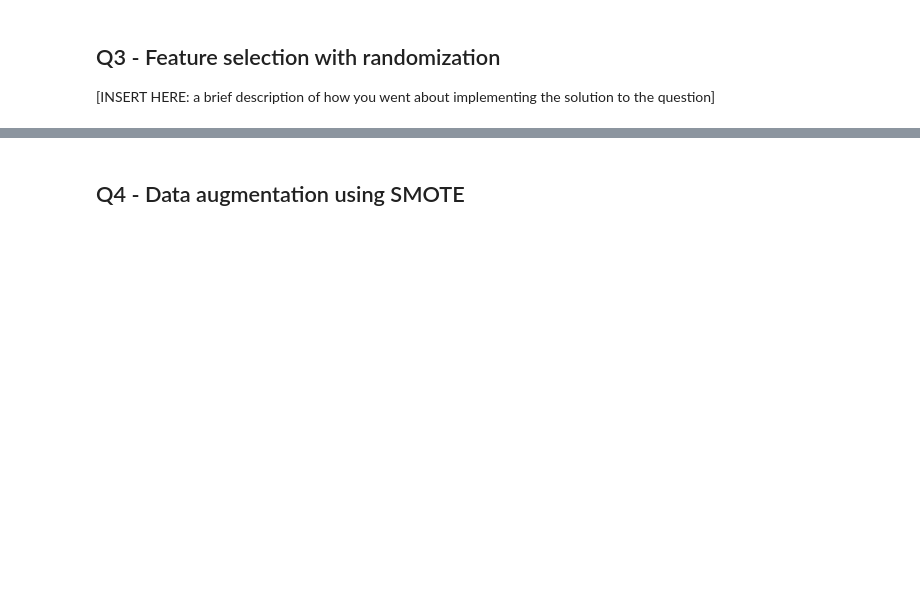
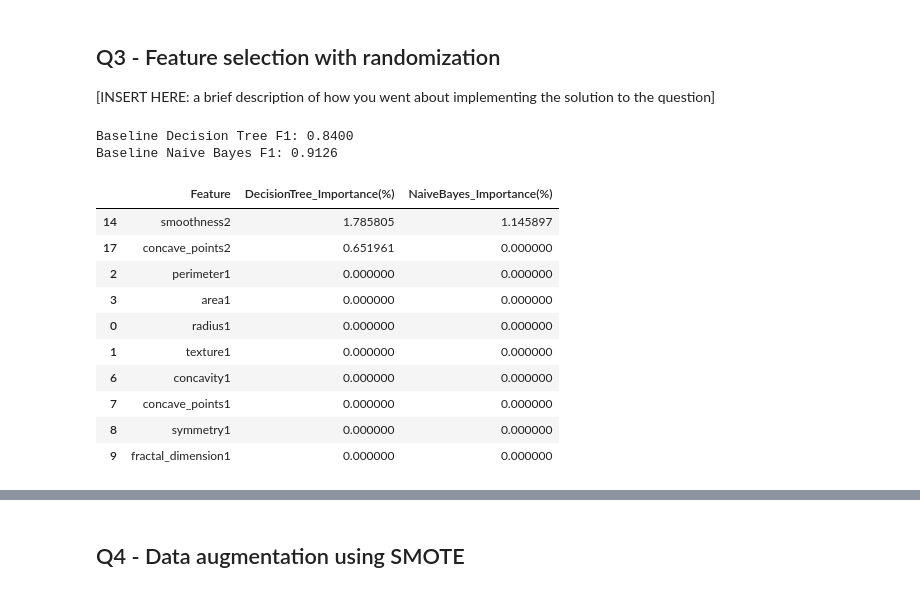
Before and after one commit to rpatel0022/CS235_DataMining_Project, a Jupyter notebook: [CS235F25]_Course_Project.ipynb, the cells around one changed output, grey strips where cells are left out. Saved outputs shown, nothing was run; the diff lists cells and outputs as text; code cells hidden in the pictures; blank space fills up the shorter version.

```diff
--- a/[CS235F25]_Course_Project.ipynb
+++ b/[CS235F25]_Course_Project.ipynb
@@ -374,0 +449,77 @@ you went about implementing the solution to the question]
+# %%
+# [YOUR IMPLEMENTATION CODE HERE]
+import numpy as np
+import pandas as pd
+import matplotlib.pyplot as plt
+from sklearn.model_selection import StratifiedShuffleSplit, StratifiedKFold
+from sklearn.preprocessing import LabelEncoder
+from sklearn.metrics import f1_score
+
+# Split dataset (20% for feature selection)
+y_encoded = LabelEncoder().fit_transform(y['Diagnosis'])
+sss = StratifiedShuffleSplit(n_splits=1, test_size=0.2, random_state=42)
+
+for train_idx, feat_idx in sss.split(X, y_encoded):
+    X_feat, y_feat = X.iloc[feat_idx].copy(), y_encoded[feat_idx]  # 20% subset for feature selection
+
+# compute mean F1 using 5-fold CV
+def mean_f1(model_class, X_data, y_data, **model_kwargs):
+    skf = StratifiedKFold(n_splits=5, shuffle=True, random_state=42)
+    f1_scores = []
+    for train_idx, test_idx in skf.split(X_data, y_data):
+        X_train, X_test = X_data.iloc[train_idx].values, X_data.iloc[test_idx].values
+        y_train, y_test = y_data[train_idx], y_data[test_idx]
+        model = model_class(**model_kwargs)
+        model.fit(X_train, y_train)
+        preds = model.predict(X_test)
+        f1_scores.append(f1_score(y_test, preds))
+    return np.mean(f1_scores)
+
+# Baseline F1 (no permutation)
+baseline_tree = mean_f1(DecisionTreeClassifierIG, X_feat, y_feat, max_depth=3)
+baseline_nb = mean_f1(GaussianNaiveBayes, X_feat, y_feat)
+
+print(f"Baseline Decision Tree F1: {baseline_tree:.4f}")
+print(f"Baseline Naive Bayes F1: {baseline_nb:.4f}")
+
+# Randomization test per feature
+importances_tree = []
+importances_nb = []
+
+for col in X_feat.columns:
+    X_perm = X_feat.copy()
+    X_perm[col] = np.random.permutation(X_perm[col])  # randomize this feature
+
+    # Compute new performance
+    perm_tree = mean_f1(DecisionTreeClassifierIG, X_perm, y_feat, max_depth=3)
+    perm_nb = mean_f1(GaussianNaiveBayes, X_perm, y_feat)
+
+    # Compute performance drop (%)
+    drop_tree = max(0, (baseline_tree - perm_tree) / baseline_tree * 100)
+    drop_nb = max(0, (baseline_nb - perm_nb) / baseline_nb * 100)
+
+    importances_tree.append(drop_tree)
+    importances_nb.append(drop_nb)
+
+# Create DataFrame + Rank Features
+importance_df = pd.DataFrame({
+    'Feature': X_feat.columns,
+    'DecisionTree_Importance(%)': importances_tree,
+    'NaiveBayes_Importance(%)': importances_nb
+}).sort_values(by='DecisionTree_Importance(%)', ascending=False)
+
+display(importance_df.head(10))  # preview top 10 features
+# %% [output]
+Baseline Decision Tree F1: 0.8400
+Baseline Naive Bayes F1: 0.9126
+|  | Feature | DecisionTree_Importance(%) | NaiveBayes_Importance(%) |
+| 14 | smoothness2 | 1.785805 | 1.145897 |
+| 17 | concave_points2 | 0.651961 | 0.000000 |
+| 2 | perimeter1 | 0.000000 | 0.000000 |
+| 3 | area1 | 0.000000 | 0.000000 |
+| 0 | radius1 | 0.000000 | 0.000000 |
+| 1 | texture1 | 0.000000 | 0.000000 |
+| 6 | concavity1 | 0.000000 | 0.000000 |
+| 7 | concave_points1 | 0.000000 | 0.000000 |
+| 8 | symmetry1 | 0.000000 | 0.000000 |
+| 9 | fractal_dimension1 | 0.000000 | 0.000000 |
```
Also changed, not shown: parts of 16 cells of this notebook.
